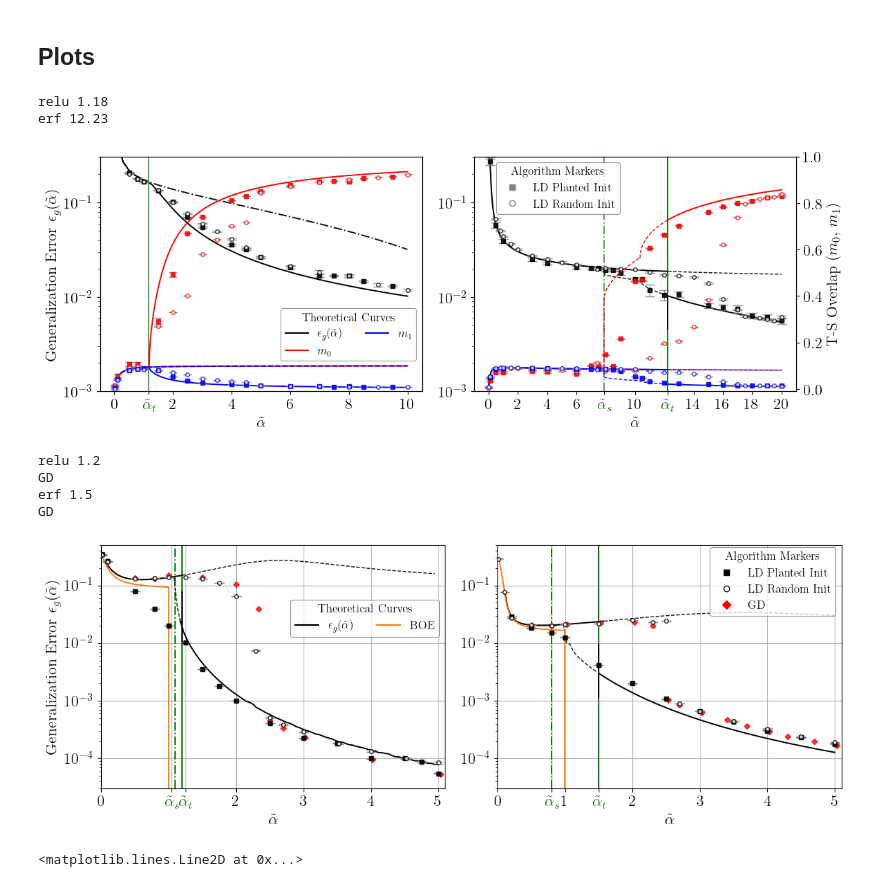
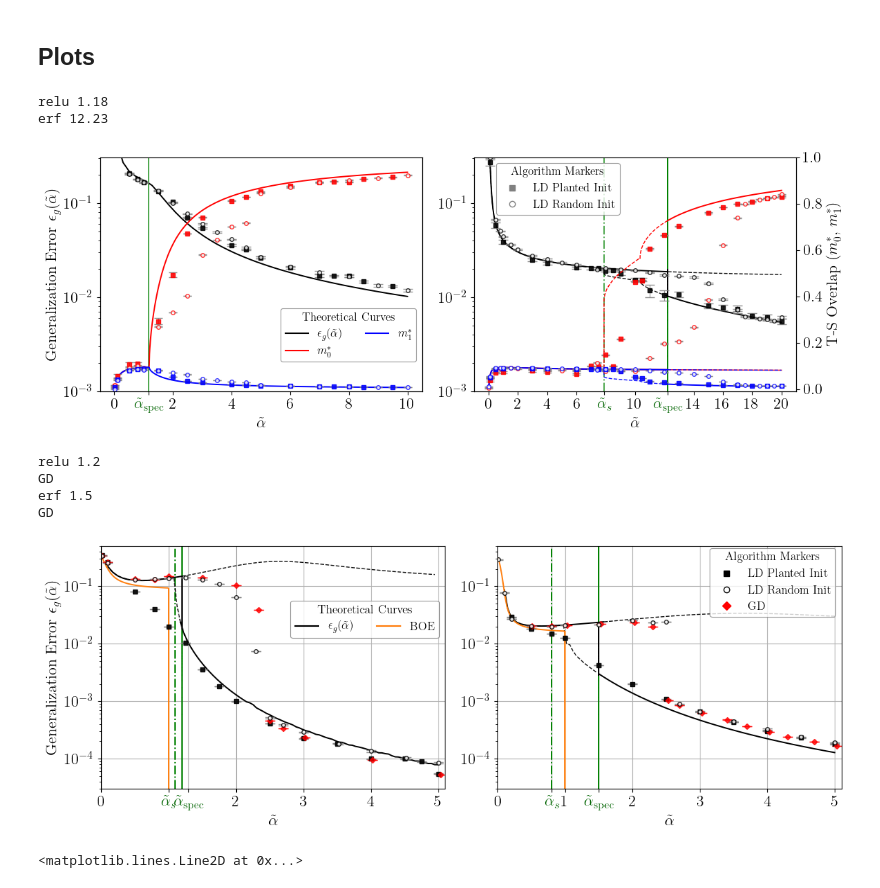
Before and after one commit to Gibbssins/Narrow-one-hidden-layer-networks, a Jupyter notebook: main_plot_figure.ipynb, the cells around one changed output. Drawn from its saved outputs; the diff is of its cells as text; code cells hidden in the pictures.

```diff
--- a/main_plot_figure.ipynb
+++ b/main_plot_figure.ipynb
@@ -93,7 +93,7 @@ observable_list = ["test_error", "Diagonal T-S", "OffDiagonal T-S"]
 
 # Critical alpha thresholds for phase transitions
 alpha_t_list = {'relu': 1.18, 'erf': 12.23}
-vertical_line = {"erf": [4.6e-3, 1e-2]}
+vertical_line = {"erf": [1.0e-2, 2e-2]}
 
 # Plot parameters
 xvar = 'alpha'
@@ -180,7 +180,7 @@ for i, key in enumerate(activ_function):
     #(unstable_error,) = ax1.semilogy(error_1[xvar][error_1[xvar]<alpha_t],  error_1['val'][error_1[xvar]<alpha_t], markers[theo_indice_spe], color=error_color, alpha=alpha_list[theo_indice_memo])
     if key=="relu":
         spe_error = ax1.semilogy(error_1[xvar],  2*error_1['val'], markers[theo_indice_spe], color=error_color, alpha=alpha_list[theo_indice_spe], linewidth=linewidth_theory)[0]
-        spe_error_0 = ax1.semilogy(error_0[xvar],  2*error_0['val'], '-.', color=error_color, alpha=alpha_list[theo_indice_meta], linewidth=linewidth_theory)[0]
+        #spe_error_0 = ax1.semilogy(error_0[xvar],  2*error_0['val'], '-.', color=error_color, alpha=alpha_list[theo_indice_meta], linewidth=linewidth_theory)[0]
 
         error_max_list.append(max(error_1['val']))
         error_min_list.append(min(error_1['val']))
@@ -216,7 +216,7 @@ for i, key in enumerate(activ_function):
     #ax2.grid(True)
 
     if key=="erf":
-        ax2.set_ylabel(r'T-S Overlap ($m_0$, $m_1$)') #,fontsize=fontsize)
+        ax2.set_ylabel(r'T-S Overlap ($m^*_0$, $m^*_1$)') #,fontsize=fontsize)
     else:
         ax2.set_yticks([])
 
@@ -224,8 +224,8 @@ for i, key in enumerate(activ_function):
     if key=="relu":
         spe_diag_overlap = ax2.plot(TS_1[xvar], TS_1['m0'] + TS_1['m1'] / k, '-', color=diag_ts_color, linewidth=linewidth_theory)[0]
         spe_off_overlap = ax2.plot(TS_1[xvar], TS_1['m1'] / k, markers[theo_indice_spe], color=off_ts_color, linewidth=linewidth_theory)[0]
-        spe_diag_overlap_0 = ax2.plot(TS_0[xvar], TS_0['m0'] + TS_0['m1'] / k, '-', color=diag_ts_color, linewidth=linewidth_theory)[0]
-        spe_off_overlap_0 = ax2.plot(TS_0[xvar], TS_0['m1'] / k, markers[theo_indice_meta], color=off_ts_color, linewidth=linewidth_theory)[0]
+        #spe_diag_overlap_0 = ax2.plot(TS_0[xvar], TS_0['m0'] + TS_0['m1'] / k, '-', color=diag_ts_color, linewidth=linewidth_theory)[0]
+        #spe_off_overlap_0 = ax2.plot(TS_0[xvar], TS_0['m1'] / k, markers[theo_indice_meta], color=off_ts_color, linewidth=linewidth_theory)[0]
         overlap_max_list.append(max(TS_1['m0'] + TS_1['m1'] / k))
         overlap_min_list.append(min(TS_1['m1'] / k))
 
@@ -283,10 +283,10 @@ for i, key in enumerate(activ_function):
     # Add new tick(s)
     if key == "erf":
         new_tick = [alpha_first_t, alpha_t]
-        new_label = [r'$\tilde{\alpha}_s$', r'$\tilde{\alpha}_t$']
+        new_label = [r'$\tilde{\alpha}_s$', r'$\tilde{\alpha}_{\rm spec}$']
     else:
         new_tick = [alpha_t]
-        new_label = [r'$\tilde{\alpha}_t$']
+        new_label = [r'$\tilde{\alpha}_{\rm spec}$']
 
     # Remove any overlapping ticks
     def remove_nearby(ticks, values, tol=1e-2):
@@ -326,8 +326,8 @@ for i, key in enumerate(activ_function):
 
 legend_handles_1 = [
     mlines.Line2D([], [], color=error_color, linestyle=markers[theo_indice_spe], label=r' $\epsilon_g (\tilde{\alpha})$'),
-    mlines.Line2D([], [], color=diag_ts_color, linestyle=markers[theo_indice_spe], label=r' $m_0$'),
-    mlines.Line2D([], [], color=off_ts_color, linestyle=markers[theo_indice_spe], label=r' $m_1$')
+    mlines.Line2D([], [], color=diag_ts_color, linestyle=markers[theo_indice_spe], label=r' $m^*_0$'),
+    mlines.Line2D([], [], color=off_ts_color, linestyle=markers[theo_indice_spe], label=r' $m^*_1$')
 ]
 
 legend_handles_2 = [
@@ -352,34 +352,34 @@ legend2 = axes[1].legend(
     loc='upper left',
     bbox_to_anchor=(0.05, 1.0),
     ncol=1,
     frameon=True,
     fontsize=12,  # Adjust this value as needed
     title="Algorithm Markers",
     title_fontsize=12
 )
 
 # Optional: match styling
 for legend in [legend1, legend2]:
     legend.get_frame().set_edgecolor('gray')
     legend.get_frame().set_linewidth(0.8)
 
 fig.tight_layout()
 
 
 #legend.get_frame().set_edgecolor('gray')
 
 # Layout and show
 plt.tight_layout(rect=[0, 0.1, 1, 1])  # Shrink plot to leave room on the right
 #plt.tight_layout(rect=[0, 0.1, 1, 1])
 
 
 # Save figure
 plt.savefig(f"figures/finite_temperature_erf_relu_final.pdf", bbox_inches='tight', dpi=300)
 plt.show()
 # %% [output]
 relu 1.18
 erf 12.23
-[figure, old version]
+[figure, new version]
 # %%
 activ_function = ['relu', 'erf']
 
@@ -510,10 +512,10 @@ for i, key in enumerate(activ_function):
     # Add new tick(s)
     if key=="relu":
         current_ticks=np.array([0, 2, 3, 4, 5]) #np.array([0, 2, 4, 6, 10, 14, 16, 18, 20])
-        alpha_t_p=alpha_t+0.05
-        alpha_first_t_p=alpha_first_t[key]-0.05
+        alpha_t_p=alpha_t+0.1
+        alpha_first_t_p=alpha_first_t[key]-0.1
         new_tick = [alpha_first_t_p, alpha_t_p]
-    new_label = [r'$\tilde{\alpha}_s$', r'$\tilde{\alpha}_t$']
+    new_label = [r'$\tilde{\alpha}_s$', r'$\tilde{\alpha}_{\rm spec}$']
 
 
     # Merge ticks
@@ -608,15 +610,9 @@ for i, key in enumerate(activ_function):
                                  capsize=5, linewidth=linewidth_planted, markeredgecolor=error_color, ecolor=ecolor)
 
     if GD_exist:
-            error_GD = ax1.plot(
-                                error_GD['alpha'],
-                                 error_GD['val'],
-                                markers[GD_indice],
-                                color=GD_color,
-                                markersize=m_size,
-                                alpha=alpha_list[GD_indice],
-                                linewidth=linewidth_random,
-                                markeredgecolor=GD_color
+            error_GD = ax1.errorbar(error_GD['alpha'],
+                                 error_GD['val'], error_GD['std'], fmt=markers[GD_indice], color=GD_color, markersize=m_size, alpha=alpha_list[GD_indice], capsize=5
+                                    ,linewidth=linewidth_random, markeredgecolor=GD_color,ecolor=GD_color
                             )
 
     error_random = ax1.errorbar(error_random['alpha'], error_random['val'], error_random['std'], fmt=markers[random_indice], color=color_num, markersize=m_size, alpha=alpha_list[random_indice],
@@ -682,7 +678,7 @@ for i, key in enumerate(activ_function):
         random_diag_overlap = ax2.errorbar(TSDiag_random['alpha'], TSDiag_random['val'], TSDiag_random['std'], fmt=markers[random_indice], color=color_num, markersize=m_size,
                                         alpha=alpha_list[random_indice], capsize=4,linewidth=linewidth_random, markeredgecolor=diag_ts_color,ecolor=ecolor)
         if GD_exist:
-            GD_diag_overlap = ax2.plt(TSDiag_GD['alpha'], TSDiag_GD['val'],fmt=markers[GD_indice],color=GD_color,
+            GD_diag_overlap = ax2.errorbar(TSDiag_GD['alpha'], TSDiag_GD['val'], TSDiag_GD['std'], fmt=markers[GD_indice],color=GD_color,
                                             markersize=m_size, alpha=alpha_list[GD_indice], capsize=4,linewidth=linewidth_random, markeredgecolor=GD_color,ecolor=GD_color)
 
 
@@ -763,7 +759,7 @@ relu 1.2
 GD
 erf 1.5
 GD
-[figure, old version]
+[figure, new version]
 # %%
 k = 10
 cols=['alpha', 'q0', 'q1', 'm0','m1','V0','V1','FEn','Energy','Entropy','TrError']
```
Also changed, not shown: parts of 2 cells of this notebook, 4 other files.
